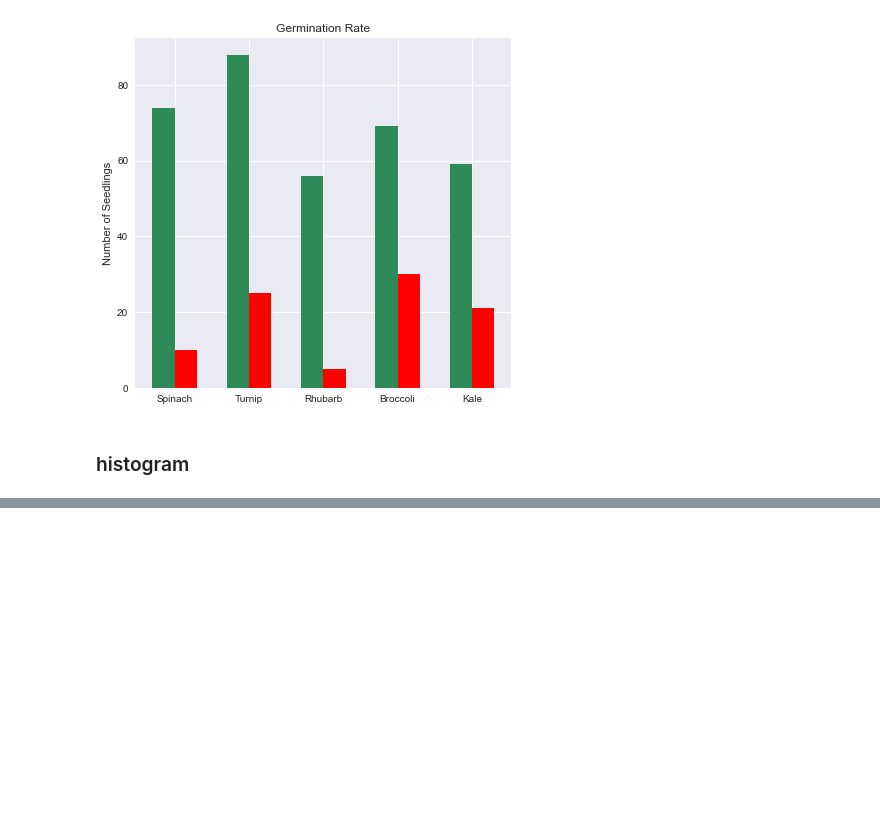
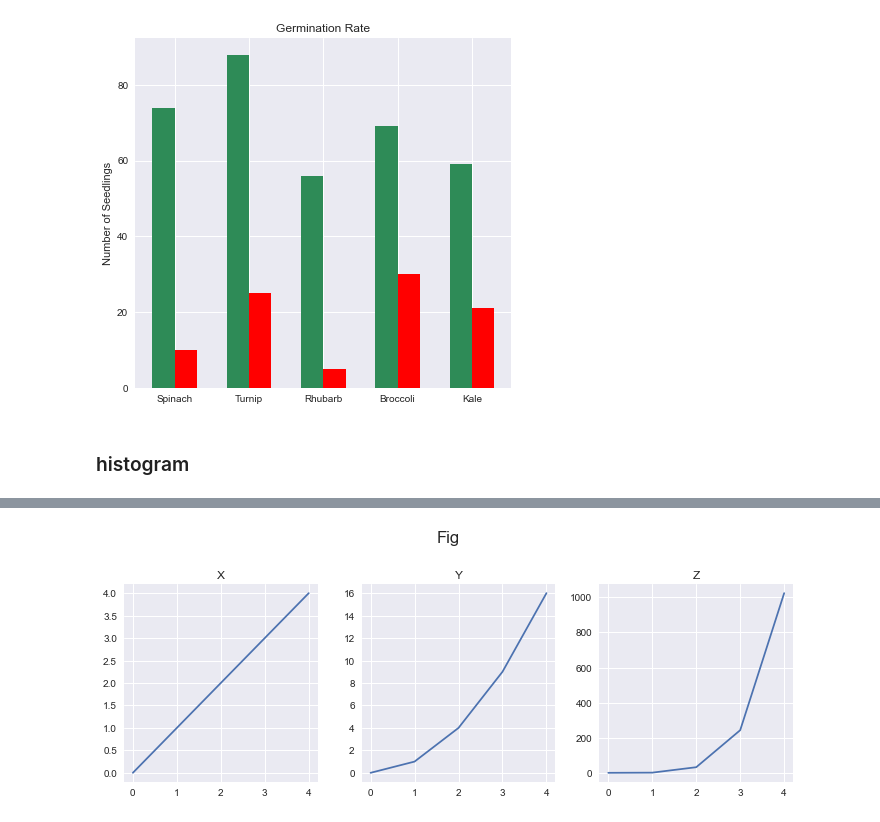
Before and after one commit to ohMinyoung22/Learning_Pandas, a Jupyter notebook: scripts/matplotlib_plot.ipynb, the cells around one changed output, grey strips where cells are left out. Drawn from its saved outputs; the diff is of its cells as text; code cells hidden in the pictures; blank space fills up the shorter version.

```diff
--- a/scripts/matplotlib_plot.ipynb
+++ b/scripts/matplotlib_plot.ipynb
@@ -193,0 +228,19 @@ plt.hist(num_n, bins = 20)
+# %%
+plt.figure(figsize=(10, 4))
+plt.suptitle("Fig")
+
+plt.subplot(1, 3, 1)
+plt.title("X")
+plt.plot(nums, nums)
+
+plt.subplot(1, 3, 2)
+plt.title("Y")
+plt.plot(nums, nums**2)
+
+plt.subplot(1, 3, 3)
+plt.title("Z")
+plt.plot(nums, nums**5)
+
+plt.tight_layout()
+# %% [output]
+[figure, added]
```
Also changed, not shown: parts of 14 cells of this notebook, 16 other files.
